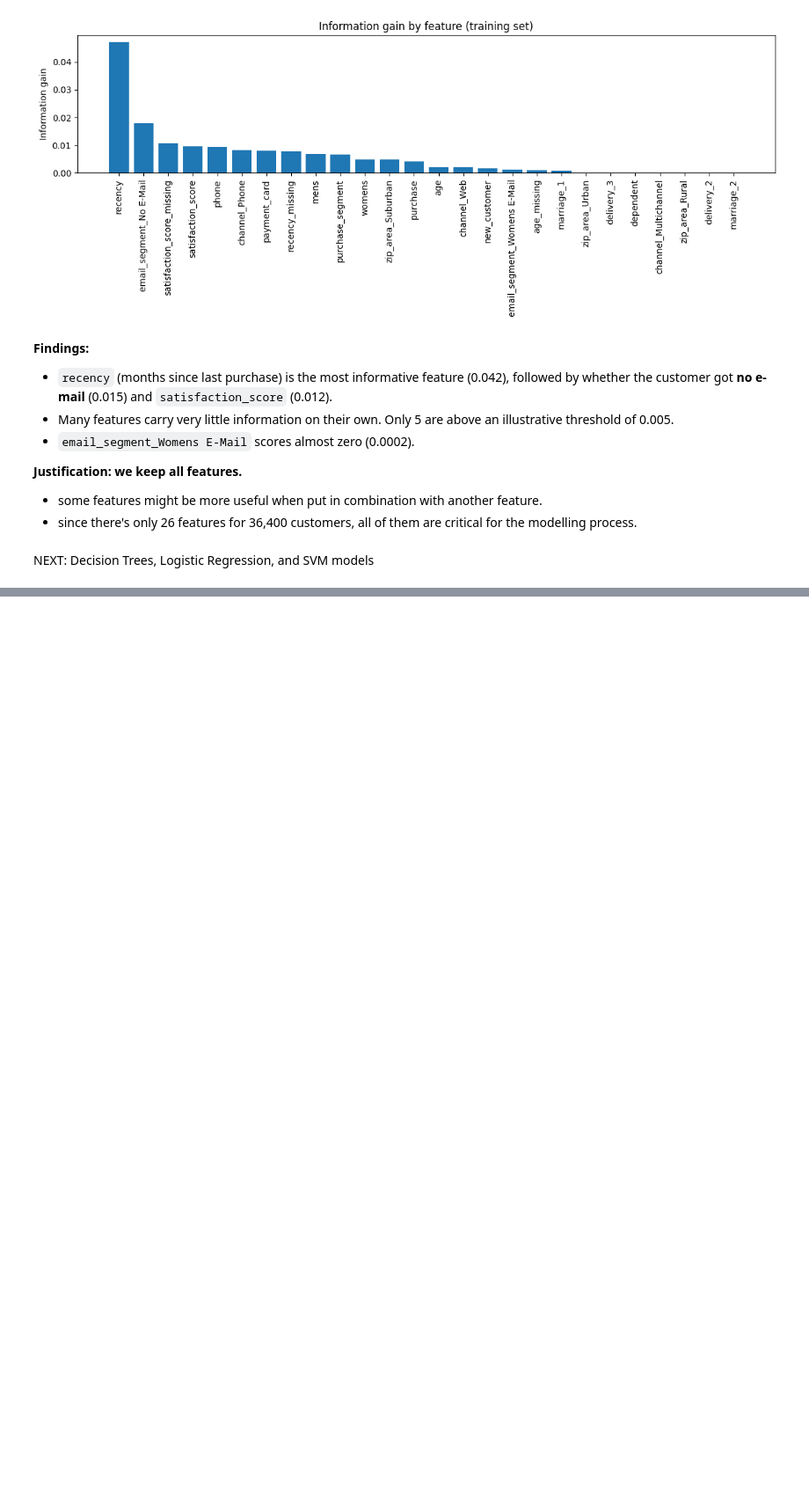
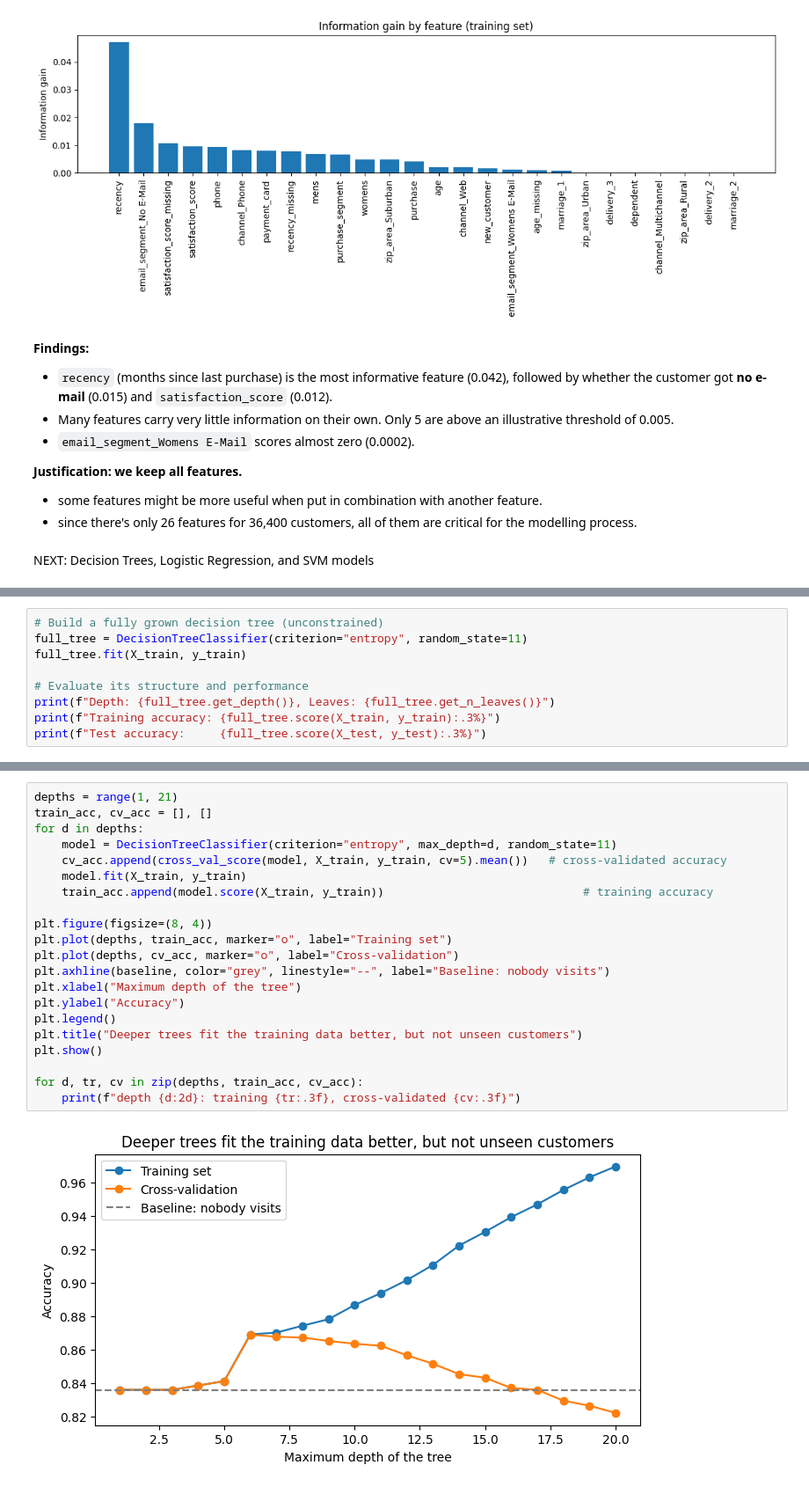
Before and after one commit to HuriyaAhmerr/AIP, a Jupyter notebook: AIP_(1).ipynb, the cells around one changed output, grey strips where cells are left out. Shown at 88% size. Saved outputs shown, nothing was run; the diff lists cells and outputs as text; blank space fills up the shorter version.

```diff
--- a/AIP_(1).ipynb
+++ b/AIP_(1).ipynb
@@ -681,0 +695,9 @@ NEXT: Decision Trees, Logistic Regression, and SVM models
+# %%
+# Build a fully grown decision tree (unconstrained)
+full_tree = DecisionTreeClassifier(criterion="entropy", random_state=11)
+full_tree.fit(X_train, y_train)
+
+# Evaluate its structure and performance
+print(f"Depth: {full_tree.get_depth()}, Leaves: {full_tree.get_n_leaves()}")
+print(f"Training accuracy: {full_tree.score(X_train, y_train):.3%}")
+print(f"Test accuracy:     {full_tree.score(X_test, y_test):.3%}")
@@ -681,0 +718,23 @@ NEXT: Decision Trees, Logistic Regression, and SVM models
+# %%
+depths = range(1, 21)
+train_acc, cv_acc = [], []
+for d in depths:
+    model = DecisionTreeClassifier(criterion="entropy", max_depth=d, random_state=11)
+    cv_acc.append(cross_val_score(model, X_train, y_train, cv=5).mean())   # cross-validated accuracy
+    model.fit(X_train, y_train)
+    train_acc.append(model.score(X_train, y_train))                             # training accuracy
+
+plt.figure(figsize=(8, 4))
+plt.plot(depths, train_acc, marker="o", label="Training set")
+plt.plot(depths, cv_acc, marker="o", label="Cross-validation")
+plt.axhline(baseline, color="grey", linestyle="--", label="Baseline: nobody visits")
+plt.xlabel("Maximum depth of the tree")
+plt.ylabel("Accuracy")
+plt.legend()
+plt.title("Deeper trees fit the training data better, but not unseen customers")
+plt.show()
+
+for d, tr, cv in zip(depths, train_acc, cv_acc):
+    print(f"depth {d:2d}: training {tr:.3f}, cross-validated {cv:.3f}")
+# %% [output]
+[figure, added]
```
Also changed, not shown: parts of 26 cells of this notebook.
